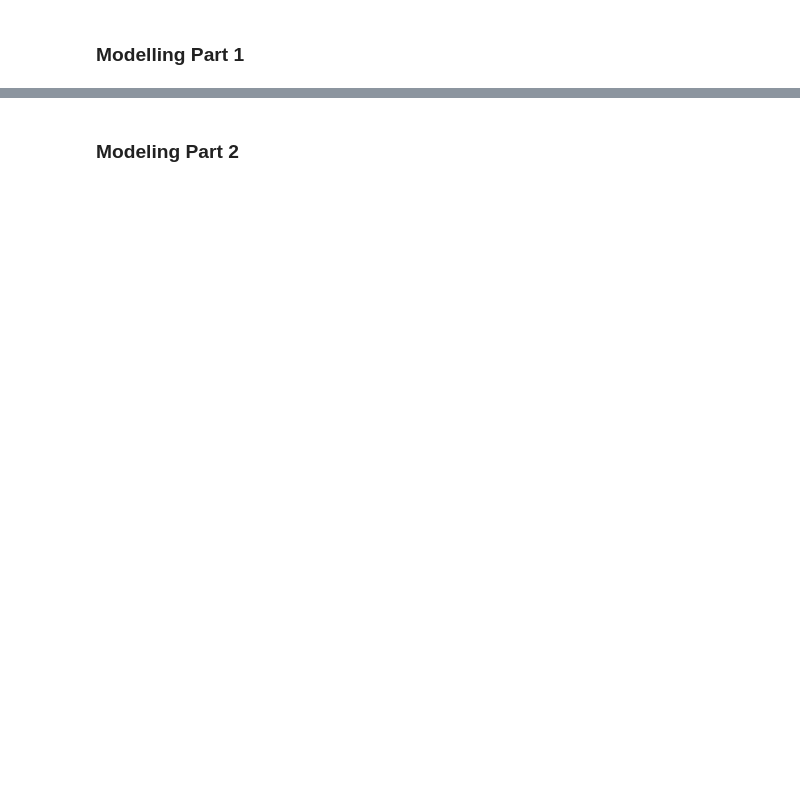
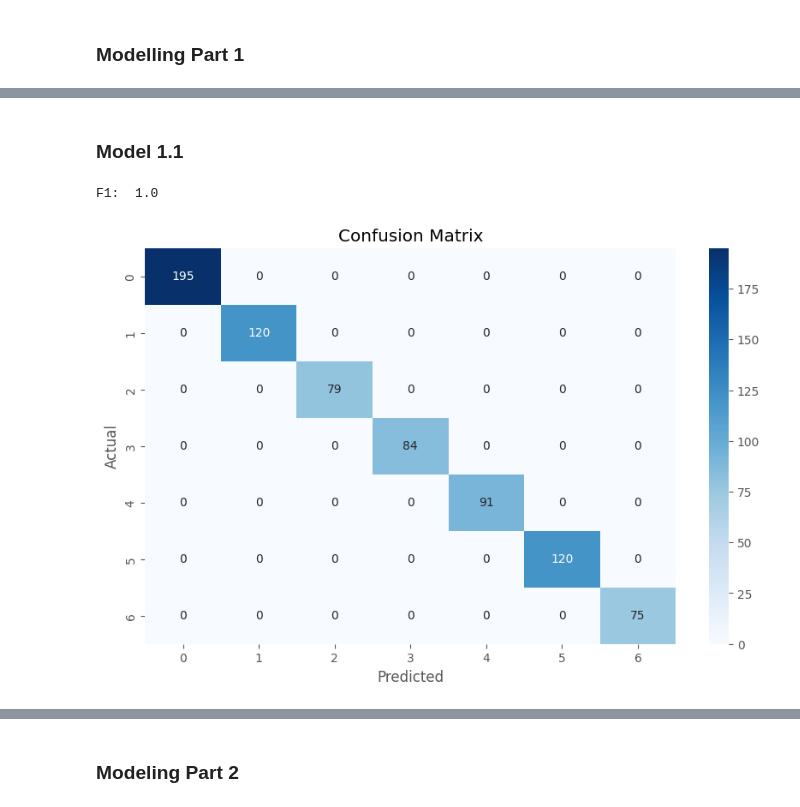
Before and after one commit to davidbryanc/Data-Analytics-Competition-FIND-IT-2024, a Jupyter notebook: david.ipynb, the cells around one changed output, grey strips where cells are left out. Saved outputs shown, nothing was run; the diff lists cells and outputs as text; code cells hidden in the pictures; blank space fills up the shorter version.

Commit message:
D 3.1 - Score: 0.76544

```diff
--- a/david.ipynb
+++ b/david.ipynb
@@ -479,5 +677,7 @@ Wall time: 17.9 s
 # model_performance['Model'] = ['Logistic', 'RF', 'ET', 'Hist', 'LGBM', 'XGBoost', 'CatBoost']
 # model_performance['10-folds Macro F-Score'] = [logit_cv.mean(), RF_cv.mean(), ET_cv.mean(), HB_cv.mean(), LGBM_cv.mean(), XGB_cv.mean(), Cat_cv.mean()]
 # model_performance.style.hide()
+# %% [markdown]
+### Model 1.1
 # %%
-# X_train, X_test, y_train, y_test = train_test_split(X, y, test_size=0.2, random_state=42)
+X_train, X_test, y_train, y_test = train_test_split(X, y, test_size=0.2, random_state=42)
@@ -496,0 +684,27 @@ Wall time: 17.9 s
+# %%
+model = RandomForestClassifier(n_estimators = 558, max_features = 6, max_depth = 59, min_samples_split = 2,
+                                                min_samples_leaf = 1,random_state = 1, criterion = 'log_loss', n_jobs = -1)
+
+model = ExtraTreesClassifier(n_estimators = 407, max_features = 10, max_depth = 62, min_samples_split = 2,
+                                             min_samples_leaf = 1, criterion = 'log_loss', random_state = 1)
+
+# model = XGBClassifier(n_estimators = 241, learning_rate = 0.027071426847753828, max_depth = 23, subsample = 0.826267822451126,
+#                                        min_child_weight = 1, gamma = 0.07899077336556067, colsample_bytree = 0.7273085926052265,
+#                                        reg_alpha = 0.0011669044708923562, reg_lambda = 1.7546953633442173e-05, random_state =  1)
+
+model.fit(X, y)
+y_pred = model.predict(X_test)
+print('F1: ', f1_score(y_test, y_pred, average='macro'))
+submission = model.predict(test)
+# %% [output]
+F1:  1.0
+# %%
+plt.figure(figsize=(10, 6))
+cm = confusion_matrix(y_test, y_pred)
+sns.heatmap(cm, annot=True, fmt='d', cmap='Blues')
+plt.xlabel('Predicted')
+plt.ylabel('Actual')
+plt.title('Confusion Matrix')
+plt.show()
+# %% [output]
+[figure, added]
```
Also changed, not shown: parts of 37 cells of this notebook, 1 other file.
